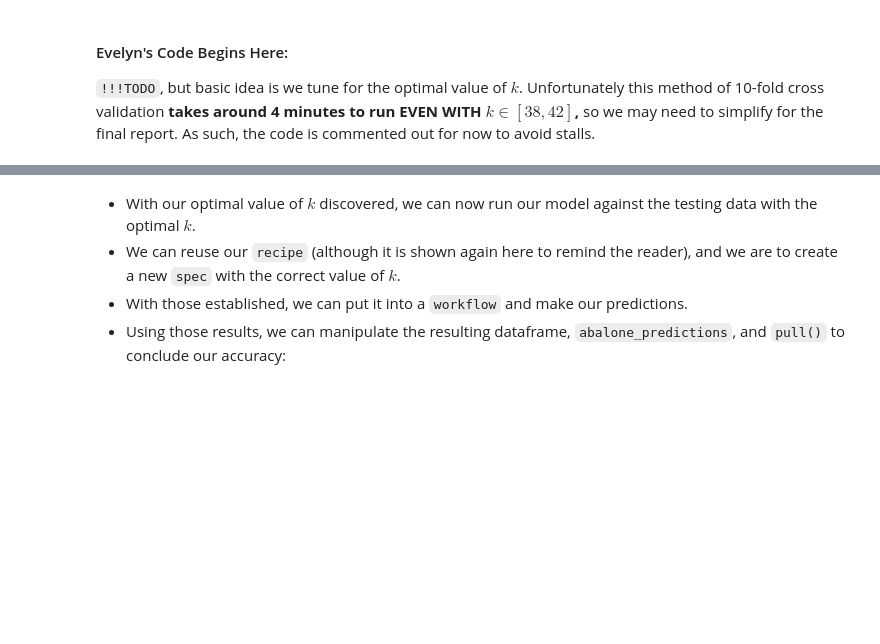
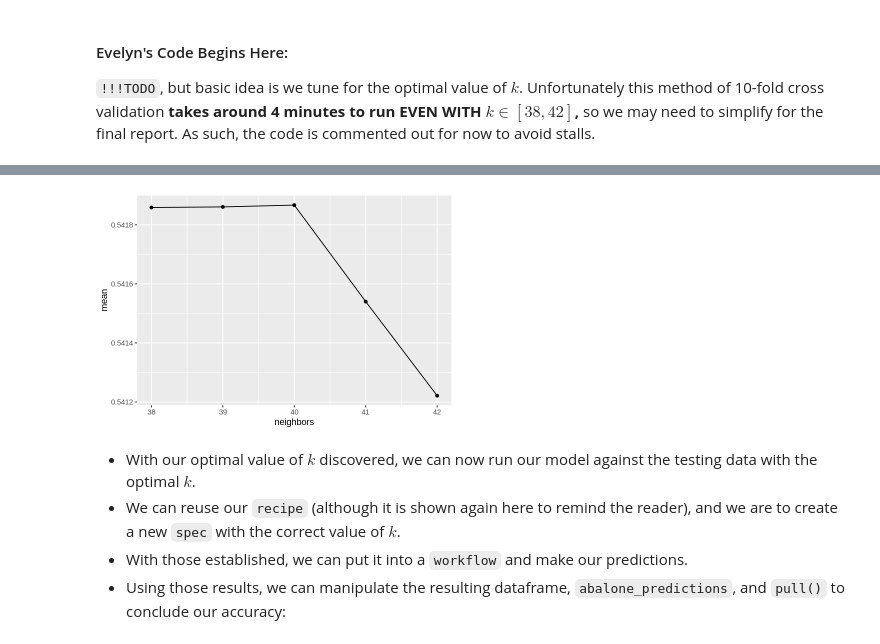
Before and after one commit to mmung3/dsci-100-2022w2-group-22, a Jupyter notebook: group_project_report.ipynb, the cells around one changed output, grey strips where cells are left out. Drawn from its saved outputs; the diff is of its cells as text; code cells hidden in the pictures; blank space fills up the shorter version.

```diff
--- a/group_project_report.ipynb
+++ b/group_project_report.ipynb
@@ -274,11 +283,13 @@ Also include figure and table names."
 # %%
 options(repr.plot.width = 6, repr.plot.height = 4)
 
-# accuracy_vs_k <- ggplot(accuracies, aes(x = neighbors, y = mean)) +
-#   geom_point() +
-#   geom_line()
+accuracy_vs_k <- ggplot(accuracies, aes(x = neighbors, y = mean)) +
+  geom_point() +
+  geom_line()
 
-# accuracy_vs_k
+accuracy_vs_k
+# %% [output]
+[figure, added]
 # %% [markdown]
 - With our optimal value of $k$ discovered, we can now run our model against the testing data with the optimal $k$.
 - We can reuse our `recipe` (although it is shown again here to remind the reader), and we are to create a new `spec` with the correct value of $k$.
```
Also changed, not shown: parts of 2 cells of this notebook.
